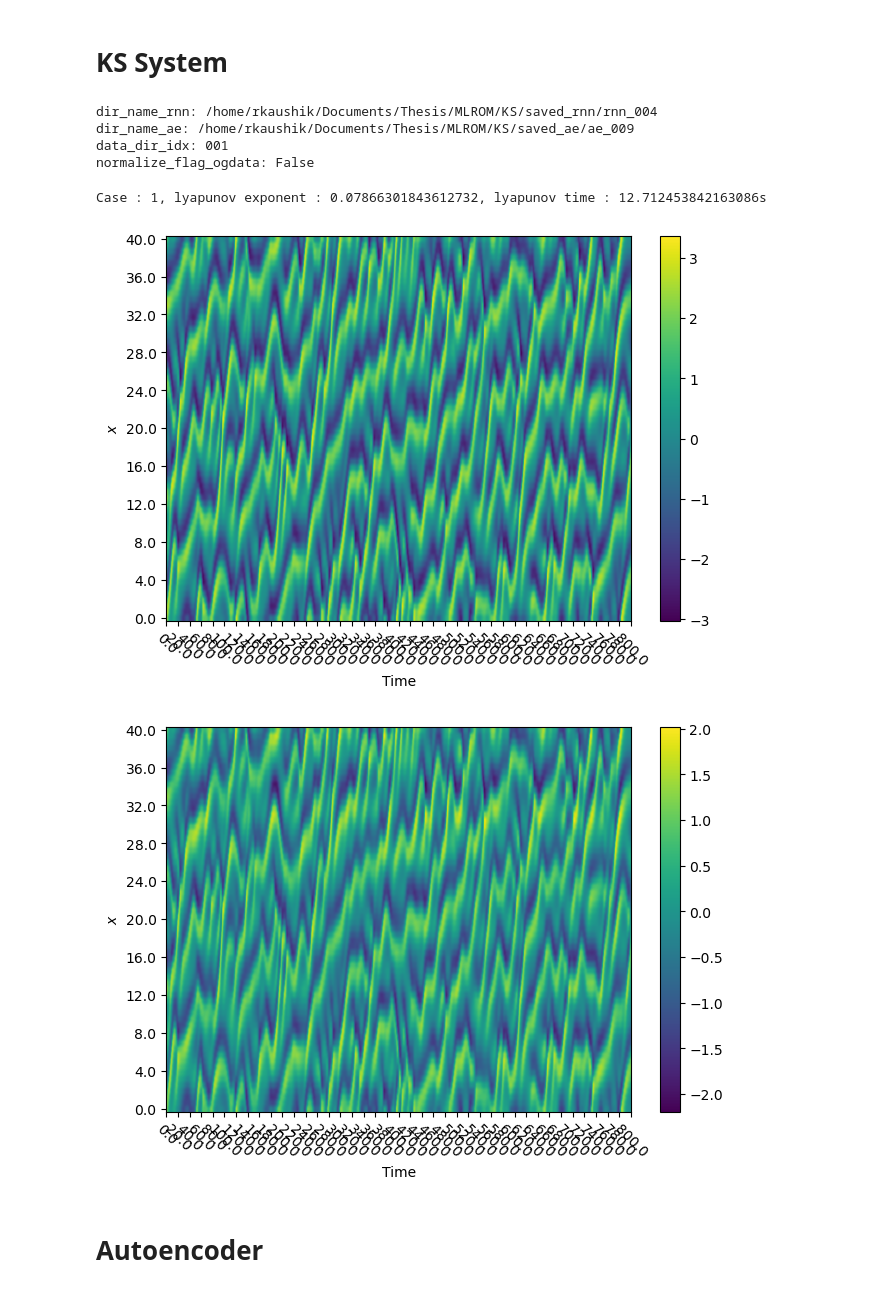
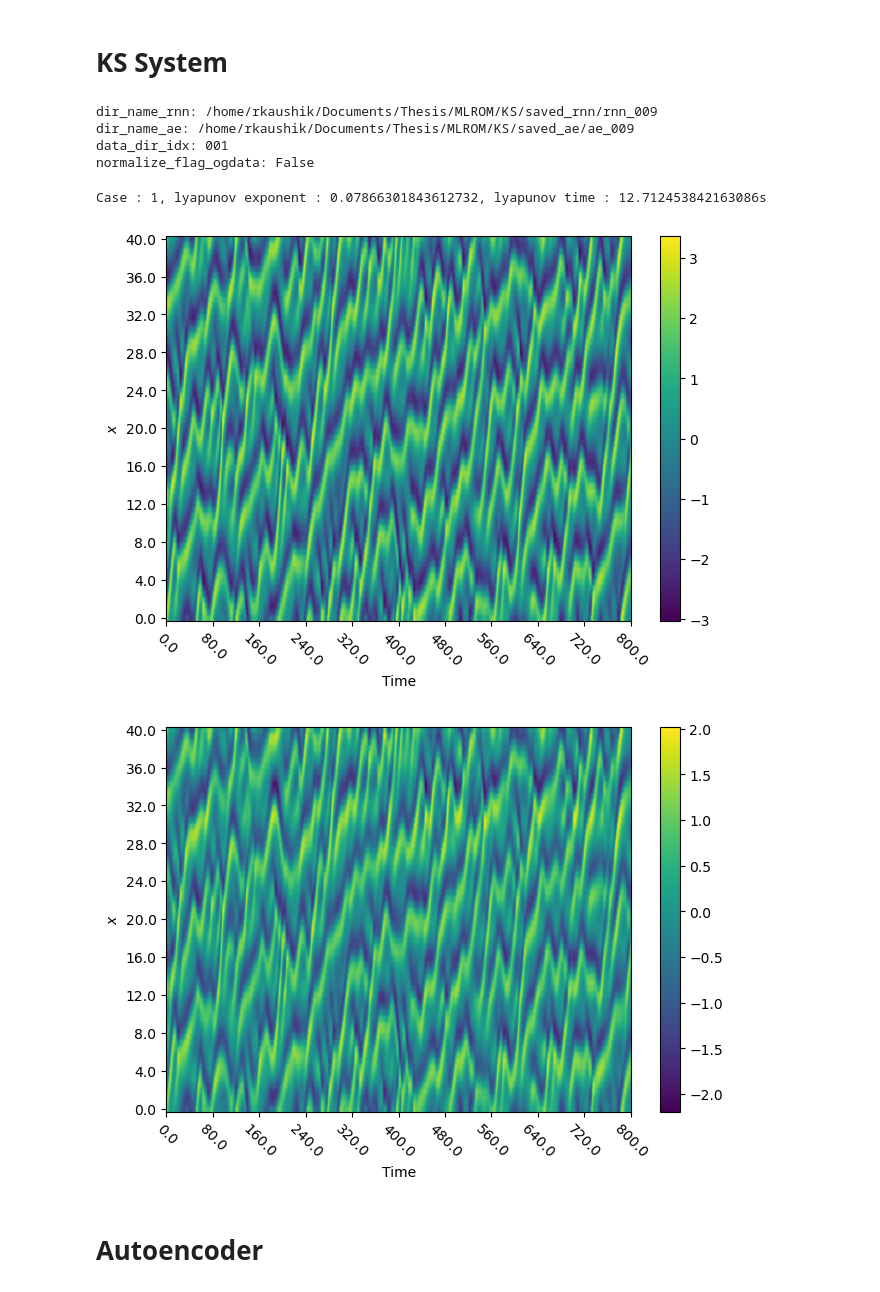
Before and after one commit to thisisrohan/MLROM, a Jupyter notebook: KS/LoadingRNN-GRU-PredictionHorizon-AutoRegressiveMode.ipynb, the cells around one changed output. Cells and saved outputs as stored; diff of their text form; code cells hidden in the pictures.

Commit message:
(KS) Trained rnn_009 and rnn_010, fixed normalizatio_arr error in prediction horizon notebook.

```diff
--- a/KS/LoadingRNN-GRU-PredictionHorizon-AutoRegressiveMode.ipynb
+++ b/KS/LoadingRNN-GRU-PredictionHorizon-AutoRegressiveMode.ipynb
@@ -104,7 +104,7 @@ print(tf.__version__)
 from numpy import *
 
 # RNN directory
-dir_name_rnn = os.getcwd()+'/saved_rnn/rnn_004'
+dir_name_rnn = os.getcwd()+'/saved_rnn/rnn_009'
 
 # reading AE directory
 with open(dir_name_rnn + '/sim_data_AE_params.txt') as f:
@@ -133,6 +133,13 @@ try:
 except:
     print("'normalize_dataset' not present in RNN_specific_data, set to False.")
     normalize_dataset = False
+
+normalization_arr_rnn = None
+if normalize_dataset == True:
+    with open(dir_name_rnn + '/final_net/rnn_normalization.txt') as f:
+        lines = f.readlines()
+    normarr_rnn_dict = eval(''.join(lines))
+    normalization_arr_rnn = normarr_rnn_dict['normalization_arr']
 
 # reading simulation parameters
 with open(dir_name_ae + dir_sep + 'ae_data.txt') as f:
@@ -195,7 +202,7 @@ test_split = 1 - train_split - val_split
 np.random.seed(prng_seed)
 tf.random.set_seed(prng_seed)
 # %% [output]
-dir_name_rnn: /home/rkaushik/Documents/Thesis/MLROM/KS/saved_rnn/rnn_004
+dir_name_rnn: /home/rkaushik/Documents/Thesis/MLROM/KS/saved_rnn/rnn_009
 dir_name_ae: /home/rkaushik/Documents/Thesis/MLROM/KS/saved_ae/ae_009
 data_dir_idx: 001
 normalize_flag_ogdata: False
@@ -259,11 +266,13 @@ def plot(
 # %%
 plot(
     boundary_idx_arr,
     delta_t,
     all_data,
-    xgrid)
+    xgrid,
+    xticks_snapto=int(40*np.round((T//10)/40))
+)
 # %% [output]
-[figure, old version]
+[figure, new version]
 # %%
 # delaing with normalizing the data before feeding into autoencoder
 if normalizeforae_flag == True:
@@ -275,9 +284,11 @@ plot(
     boundary_idx_arr,
     delta_t,
     all_data,
-    xgrid)
+    xgrid,
+    xticks_snapto=int(40*np.round((T//10)/40))
+)
 # %% [output]
-[figure, old version]
+[figure, new version]
 # %% [markdown]
 # Autoencoder
 # %%
```
Also changed, not shown: parts of 11 cells of this notebook, 25 other files.
